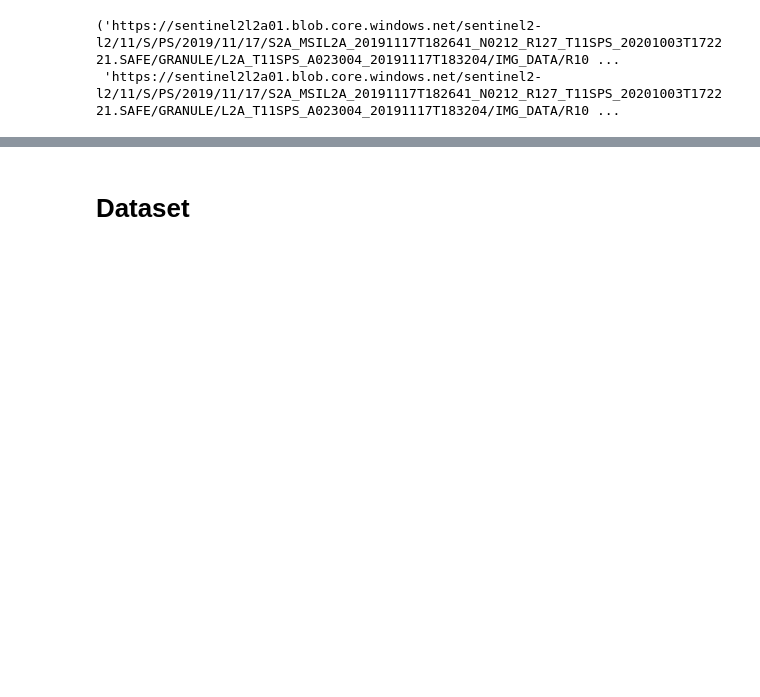
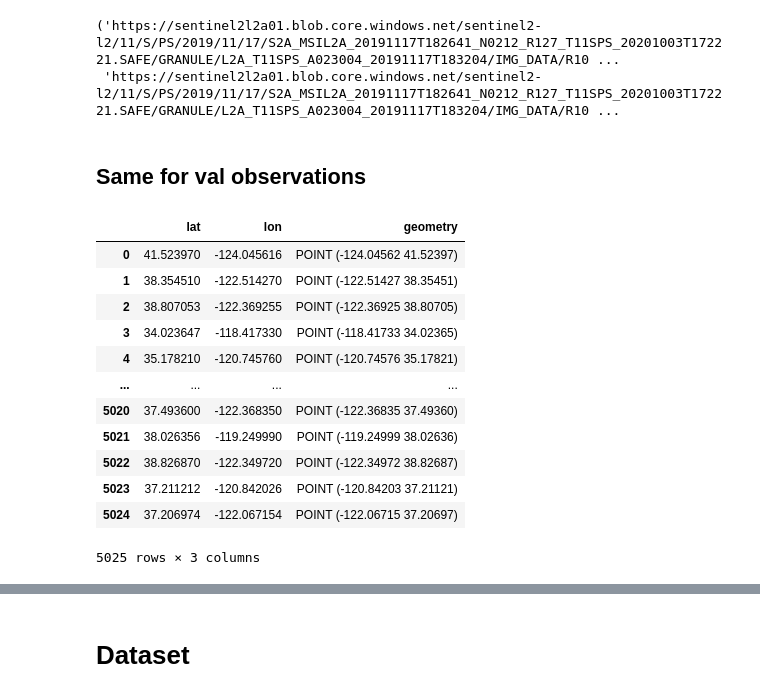
Before and after one commit to ando-shah/sdm-geolifeCLEF, a Jupyter notebook: cnn_pipeline.ipynb, the cells around one changed output, grey strips where cells are left out. Cells and saved outputs as stored; diff of their text form; code cells hidden in the pictures; blank space fills up the shorter version.

```diff
--- a/cnn_pipeline.ipynb
+++ b/cnn_pipeline.ipynb
@@ -52,6 +52,15 @@ def create_centroids_gdf(gdf):
     centroids = gpd.GeoDataFrame(centroids, geometry=gpd.points_from_xy(centroids['lon'], centroids['lat']))
 
     return centroids
+
+def create_centroids_val_gdf(gdf):
+    columns_to_keep = ['latitude','longitude','geometry']
+    centroids_val = gdf[columns_to_keep].copy()
+    #rename columns
+    centroids_val.rename(columns = {'latitude':'lat', 'longitude':'lon'}, inplace = True)
+
+    return centroids_val
+
 
 def _query(points):
     """
@@ -258,3 +266,22 @@ centroids.urls[17000]
 # %% [output]
 ('https://sentinel2l2a01.blob.core.windows.net/sentinel2-l2/11/S/PS/2019/11/17/S2A_MSIL2A_20191117T182641_N0212_R127_T11SPS_20201003T172221.SAFE/GRANULE/L2A_T11SPS_A023004_20191117T183204/IMG_DATA/R10 ...
  'https://sentinel2l2a01.blob.core.windows.net/sentinel2-l2/11/S/PS/2019/11/17/S2A_MSIL2A_20191117T182641_N0212_R127_T11SPS_20201003T172221.SAFE/GRANULE/L2A_T11SPS_A023004_20191117T183204/IMG_DATA/R10 ...
+# %% [markdown]
+## Same for val observations
+# %%
+centroids_val = create_centroids_val_gdf(ca_val_gdf)
+centroids_val
+# %% [output]
+|  | lat | lon | geometry |
+| 0 | 41.523970 | -124.045616 | POINT (-124.04562 41.52397) |
+| 1 | 38.354510 | -122.514270 | POINT (-122.51427 38.35451) |
+| 2 | 38.807053 | -122.369255 | POINT (-122.36925 38.80705) |
+| 3 | 34.023647 | -118.417330 | POINT (-118.41733 34.02365) |
+| 4 | 35.178210 | -120.745760 | POINT (-120.74576 35.17821) |
+| ... | ... | ... | ... |
+| 5020 | 37.493600 | -122.368350 | POINT (-122.36835 37.49360) |
+| 5021 | 38.026356 | -119.249990 | POINT (-119.24999 38.02636) |
+| 5022 | 38.826870 | -122.349720 | POINT (-122.34972 38.82687) |
+| 5023 | 37.211212 | -120.842026 | POINT (-120.84203 37.21121) |
+| 5024 | 37.206974 | -122.067154 | POINT (-122.06715 37.20697) |
+5025 rows × 3 columns
```
Also changed, not shown: parts of 21 cells of this notebook, 4 other files.
